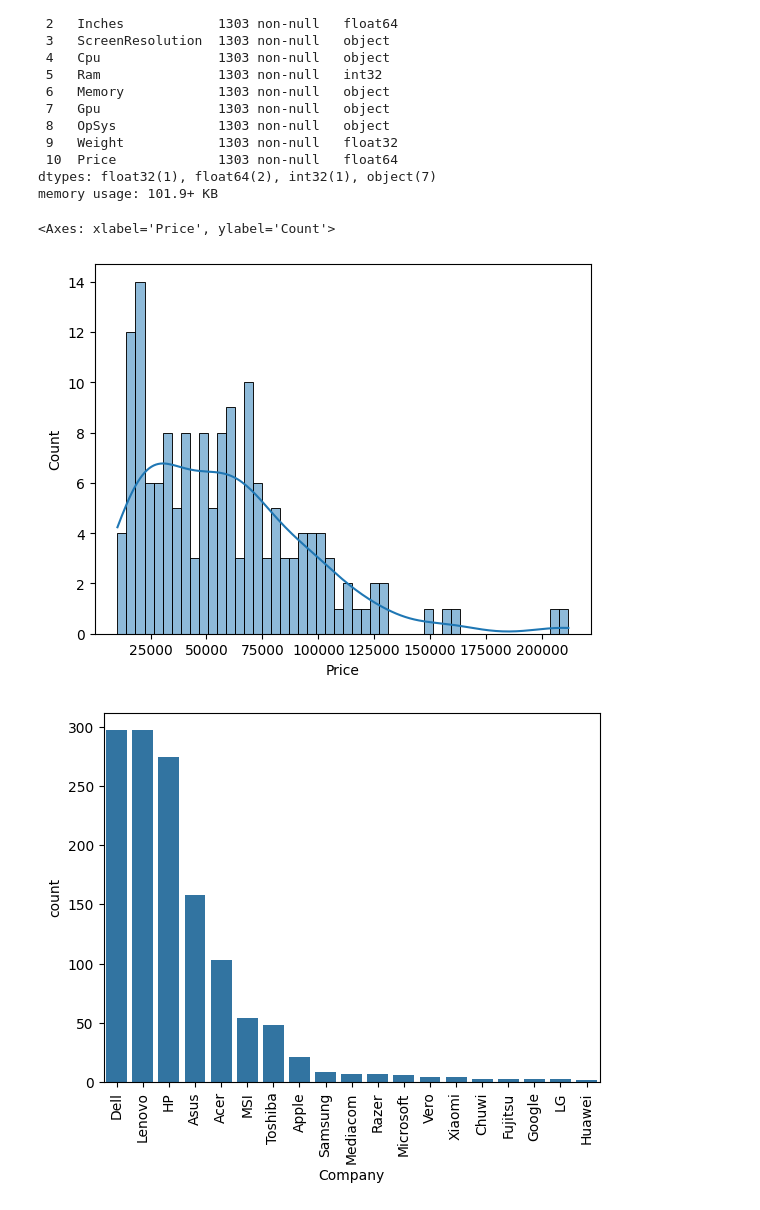
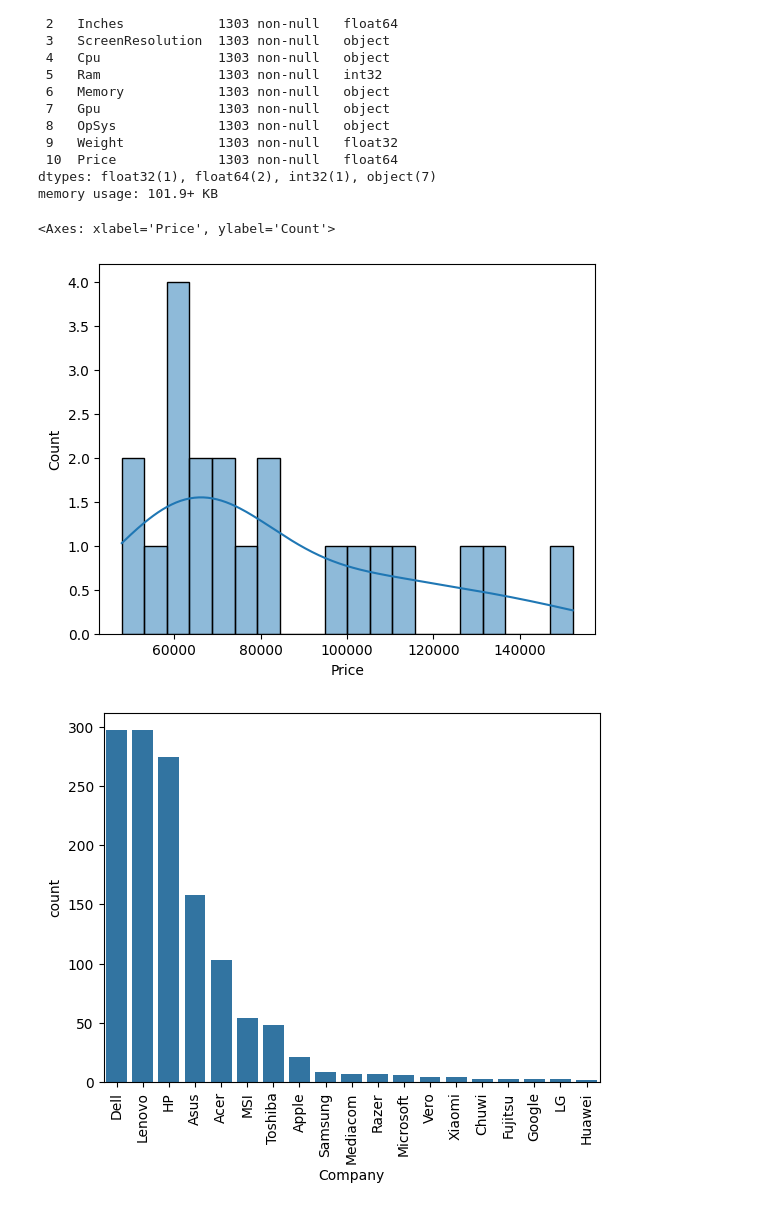
Before and after one commit to GauravKorde/Laptop-Price-Predictor, a Jupyter notebook: laptop-price-predictor.ipynb, the cells around one changed output. Cells and saved outputs as stored; diff of their text form; code cells hidden in the pictures.

```diff
--- a/laptop-price-predictor.ipynb
+++ b/laptop-price-predictor.ipynb
@@ -110,10 +103,10 @@ memory usage: 101.9+ KB
 # %%
 import seaborn as sns
 # %%
-sns.histplot(df['Price'][df["Company"] == "Asus"], kde =True,bins=50)
+sns.histplot(df['Price'][df["Company"] == "Apple"], kde =True, bins = 20)
 # %% [output]
 <Axes: xlabel='Price', ylabel='Count'>
-[figure, old version]
+[figure, new version]
 # %%
 sns.barplot(df['Company'].value_counts())
 plt.xticks(rotation = "vertical")
```
Also changed, not shown: parts of 18 cells of this notebook, 5 other files.
